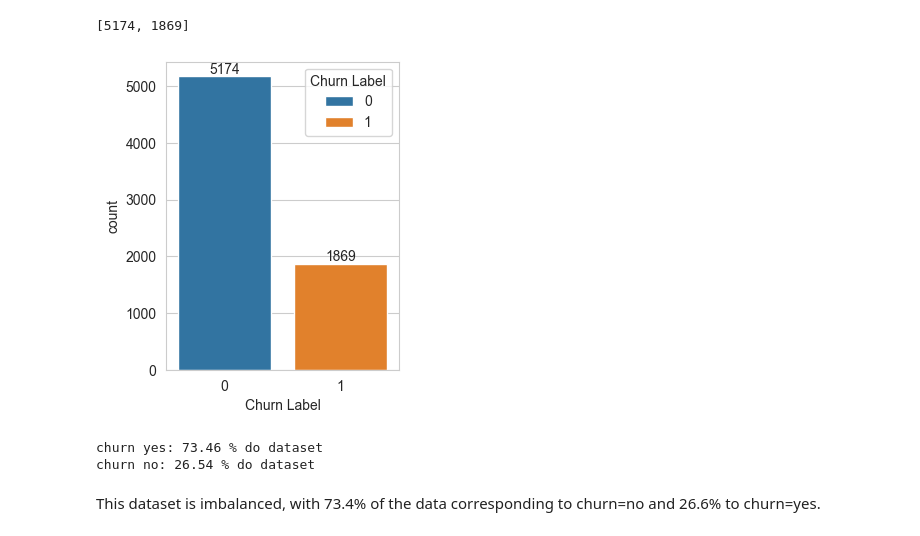
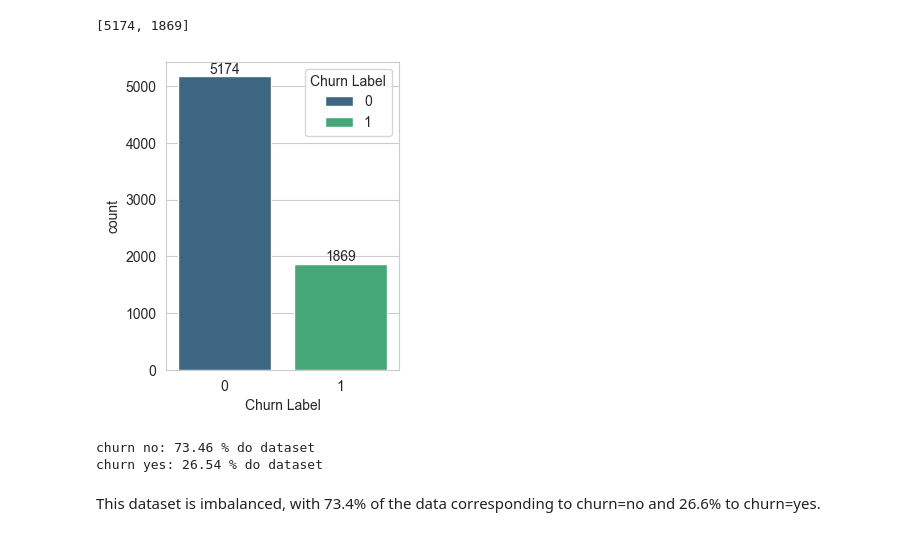
Before and after one commit to HeteRai/telcom_customer_churn_project, a Jupyter notebook: notebooks/telecomunications-customer-churn.ipynb, the cells around one changed output. Saved outputs shown, nothing was run; the diff lists cells and outputs as text; code cells hidden in the pictures.

```diff
--- a/notebooks/telecomunications-customer-churn.ipynb
+++ b/notebooks/telecomunications-customer-churn.ipynb
@@ -4351,0 +4581,2 @@ Another interesting combination could include internet service, phone service, u
+# %%
+telco_final_df=telco_final_df.drop('Churn Category', axis=1)
@@ -4352,3 +4585,9 @@ Another interesting combination could include internet service, phone service, u
+# %%
+telco_final_df=telco_final_df.drop('Offer', axis=1)
+# %%
+telco_final_df=telco_final_df.drop('Under 30', axis=1)
+# %%
+telco_final_df.drop(['Customer Status'], axis=1, inplace=True)
 # %% [markdown]
 ____________________________________________
 # %% [markdown]
@@ -4638,17 +4879,18 @@ values
 [5174, 1869]
 # %%
 plt.figure(figsize=(3,4))
-ax = sns.countplot(x='Churn Label',data=telco_final_df, hue='Churn Label', dodge=False)
+ax = sns.countplot(x='Churn Label',data=telco_final_df, hue='Churn Label',palette='viridis')
+
 for i in ax.containers:
     ax.bar_label(i,)
 # %% [output]
-[figure, old version]
+[figure, new version]
 # %%
-print('churn yes:', round(telco_final_df['Churn Label'].value_counts().iloc[0]/len(telco_final_df) * 100,2), '% do dataset')
-print('churn no:', round(telco_final_df['Churn Label'].value_counts().iloc[1]/len(telco_final_df) * 100,2), '% do dataset')
+print('churn no:', round(telco_final_df['Churn Label'].value_counts().iloc[0]/len(telco_final_df) * 100,2), '% do dataset')
+print('churn yes:', round(telco_final_df['Churn Label'].value_counts().iloc[1]/len(telco_final_df) * 100,2), '% do dataset')
 # %% [output]
-churn yes: 73.46 % do dataset
-churn no: 26.54 % do dataset
+churn no: 73.46 % do dataset
+churn yes: 26.54 % do dataset
 # %% [markdown]
 This dataset is imbalanced, with 73.4% of the data corresponding to churn=no and 26.6% to churn=yes.
 # %%
```
Also changed, not shown: parts of 108 cells of this notebook, 1 other file.
